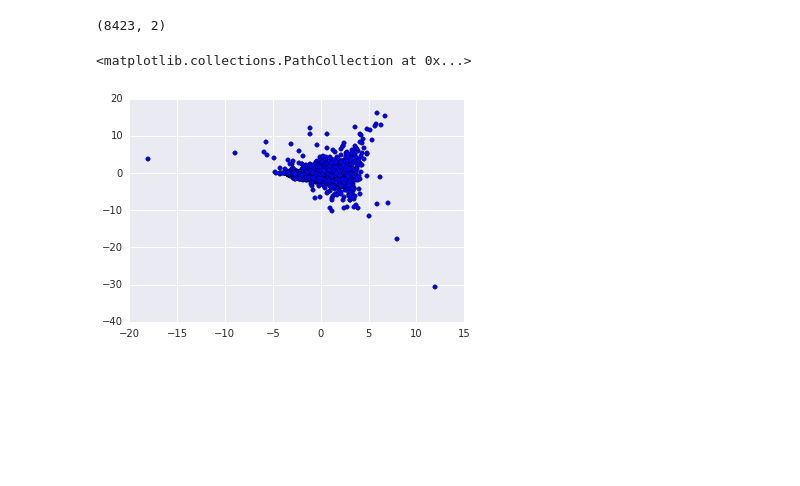
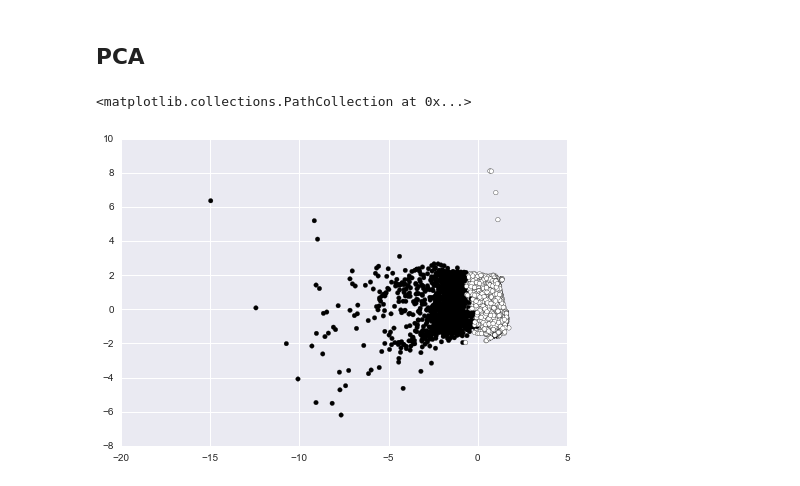
Before and after one commit to jjelosua/ML_audio_classification, a Jupyter notebook: analysis/clustering.ipynb, the cells around one changed output. Drawn from its saved outputs; the diff is of its cells as text; code cells hidden in the pictures; blank space fills up the shorter version.

```diff
--- a/analysis/clustering.ipynb
+++ b/analysis/clustering.ipynb
@@ -58,12 +148,12 @@ plt.scatter(X_tsne[:,0], X_tsne[:,1], c=labels)
+# %% [markdown]
+## PCA
 # %%
 from sklearn.decomposition import PCA
 pca = PCA(n_components=2)
-reduced_scaled_features_1 = pca.fit_transform(scaled_features_1)
-reduced_scaled_features_1.shape
+X_pca = PCA(n_components=2).fit_transform(X_train_all_scaled)
-# %% [output]
-(8423, 2)
-# %%
-plt.scatter(reduced_scaled_features_1[:,0], reduced_scaled_features_1[:,1])
-# %% [output]
-<matplotlib.collections.PathCollection at 0x...>
-[figure, removed]
+# %%
+# Plot PCA results
+plt.scatter(X_pca[:,0], X_pca[:,1], c=labels)
+# %% [output]
+<matplotlib.collections.PathCollection at 0x...>
+[figure, added]
```
Also changed, not shown: parts of 20 cells of this notebook, 4 other files.
